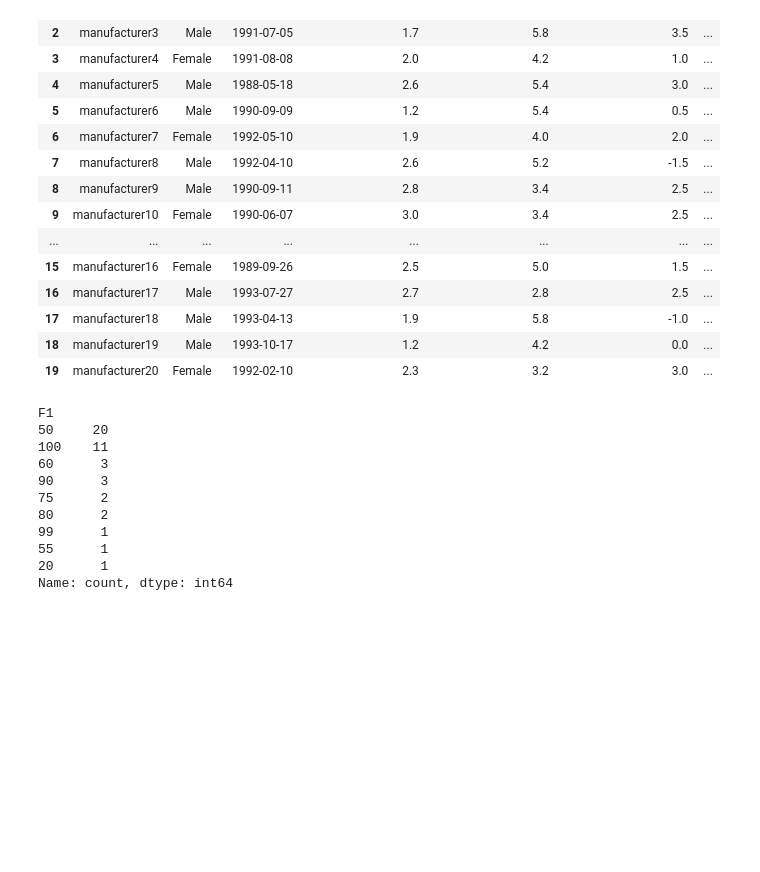
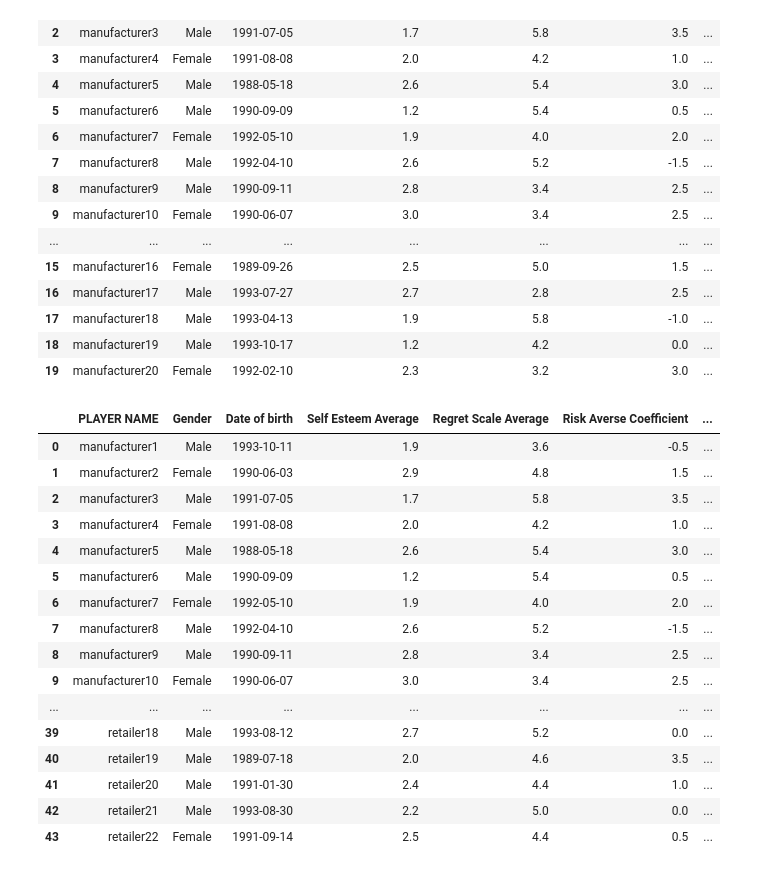
Before and after one commit to SerhanTelatar/Supply-Chain-Decision-Analysis, a Jupyter notebook: reponse_survey.ipynb, the cells around one changed output. Saved outputs shown, nothing was run; the diff lists cells and outputs as text; code cells hidden in the pictures; blank space fills up the shorter version.

```diff
--- a/reponse_survey.ipynb
+++ b/reponse_survey.ipynb
@@ -115,7 +115,7 @@ cleaned_survey_data['Risk Sum'] = cleaned_survey_data.apply(calculate_risk_value
 cleaned_survey_data['Risk Averse Coefficient'] = cleaned_survey_data['Risk Sum'] + pd.to_numeric(cleaned_survey_data['Tossing Coin Risk Averse Coefficient'], errors='coerce')
 
 # Drop the unnecessary columns: Risk1, Risk 2, Risk 3, RL1 through RL7, and Tossing Coin Risk Averse Coefficient
-columns_to_drop = ['Risk1', 'Risk 2', 'Risk 3', 'RL 1', 'RL 2', 'RL 3', 'RL 4', 'RL 5', 'RL 6', 'RL 7', 'Tossing Coin Risk Averse Coefficient']
+columns_to_drop = ['Risk1', 'Risk 2', 'Risk 3', 'RL 1', 'RL 2', 'RL 3', 'RL 4', 'RL 5', 'RL 6', 'RL 7', 'Tossing Coin Risk Averse Coefficient', 'Risk Sum']
 cleaned_survey_data = cleaned_survey_data.drop(columns=columns_to_drop, errors='ignore')
 
 risk_averse_coefficient = cleaned_survey_data.pop('Risk Averse Coefficient')
@@ -175,16 +175,22 @@ cleaned_survey_data.head(20)
 | 18 | manufacturer19 | Male | 1993-10-17 | 1.2 | 4.2 | 0.0 | ... |
 | 19 | manufacturer20 | Female | 1992-02-10 | 2.3 | 3.2 | 3.0 | ... |
 # %%
-cleaned_survey_data["F1"].value_counts()
+cleaned_survey_data
 # %% [output]
-F1
-50     20
-100    11
-60      3
-90      3
-75      2
-80      2
-99      1
-55      1
-20      1
-Name: count, dtype: int64
+|  | PLAYER NAME | Gender | Date of birth | Self Esteem Average | Regret Scale Average | Risk Averse Coefficient | ... |
+| 0 | manufacturer1 | Male | 1993-10-11 | 1.9 | 3.6 | -0.5 | ... |
+| 1 | manufacturer2 | Female | 1990-06-03 | 2.9 | 4.8 | 1.5 | ... |
+| 2 | manufacturer3 | Male | 1991-07-05 | 1.7 | 5.8 | 3.5 | ... |
+| 3 | manufacturer4 | Female | 1991-08-08 | 2.0 | 4.2 | 1.0 | ... |
+| 4 | manufacturer5 | Male | 1988-05-18 | 2.6 | 5.4 | 3.0 | ... |
+| 5 | manufacturer6 | Male | 1990-09-09 | 1.2 | 5.4 | 0.5 | ... |
+| 6 | manufacturer7 | Female | 1992-05-10 | 1.9 | 4.0 | 2.0 | ... |
+| 7 | manufacturer8 | Male | 1992-04-10 | 2.6 | 5.2 | -1.5 | ... |
+| 8 | manufacturer9 | Male | 1990-09-11 | 2.8 | 3.4 | 2.5 | ... |
+| 9 | manufacturer10 | Female | 1990-06-07 | 3.0 | 3.4 | 2.5 | ... |
+| ... | ... | ... | ... | ... | ... | ... | ... |
+| 39 | retailer18 | Male | 1993-08-12 | 2.7 | 5.2 | 0.0 | ... |
+| 40 | retailer19 | Male | 1989-07-18 | 2.0 | 4.6 | 3.5 | ... |
+| 41 | retailer20 | Male | 1991-01-30 | 2.4 | 4.4 | 1.0 | ... |
+| 42 | retailer21 | Male | 1993-08-30 | 2.2 | 5.0 | 0.0 | ... |
+| 43 | retailer22 | Female | 1991-09-14 | 2.5 | 4.4 | 0.5 | ... |
```
Also changed, not shown: 2 other files.
